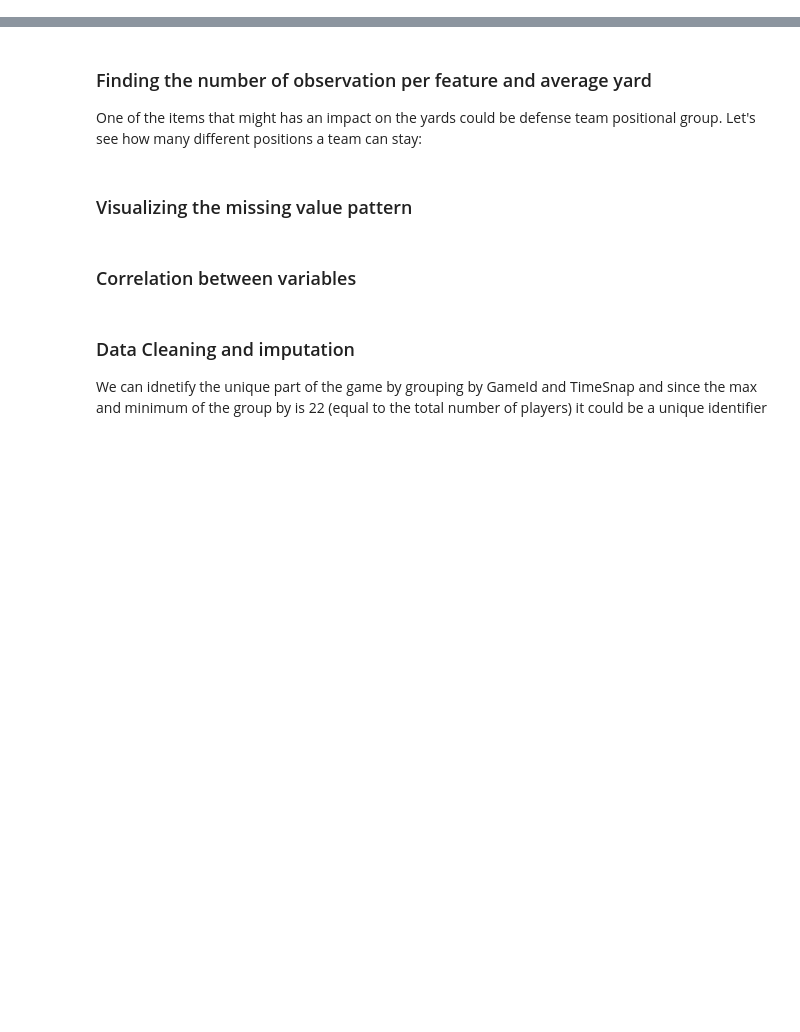
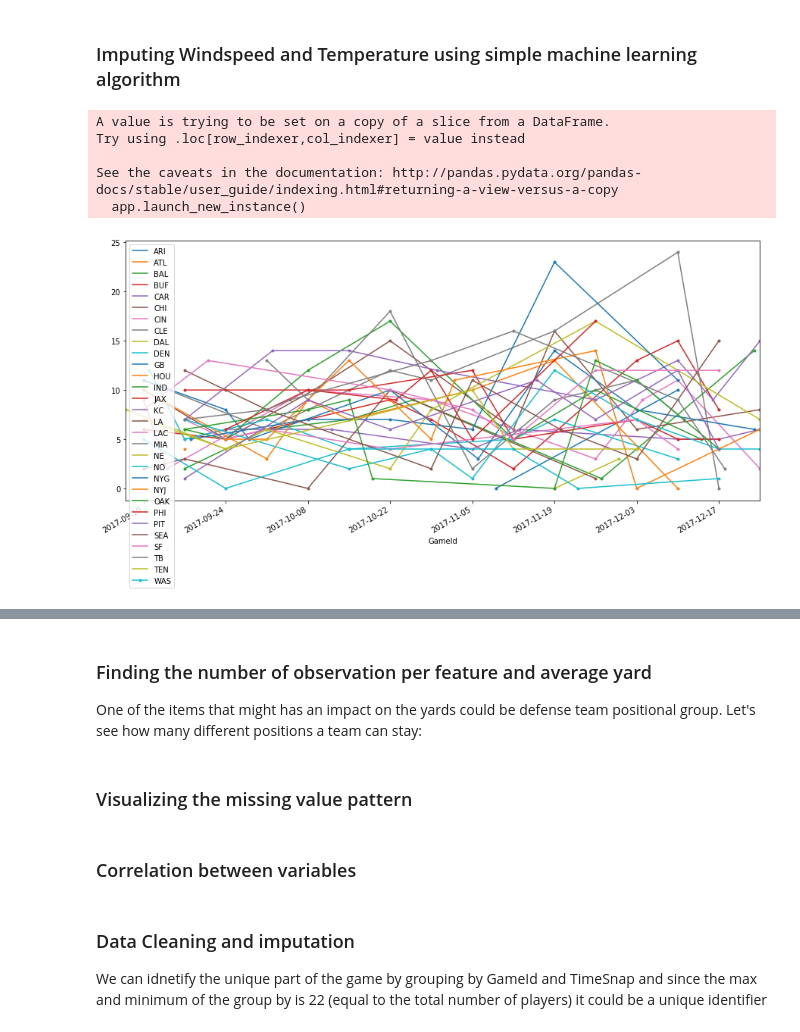
Before and after one commit to ejahanpour/NFL_prediction_Repo, a Jupyter notebook: models/understanding_data.ipynb, the cells around one changed output, grey strips where cells are left out. Cells and saved outputs as stored; diff of their text form; code cells hidden in the pictures; blank space fills up the shorter version.

```diff
--- a/models/understanding_data.ipynb
+++ b/models/understanding_data.ipynb
@@ -31,0 +39,38 @@ WindDirection                                 SW                        SW
+# %%
+def numerize(x):
+    try:
+        return str(round(float(x)))
+    except ValueError:
+        return None
+# WindSpeed and WindDirection are switched for some rows in the dataset, the following script is used to switch them back to the sampe spot
+mask = dataset['WindDirection'].map(lambda x: str(x).isnumeric()) & (dataset['WindSpeed'].map(lambda x: not str(x).isnumeric()))
+wrong_ds = dataset[mask]
+dataset.loc[mask, 'WindDirection'] = wrong_ds['WindSpeed']
+dataset.loc[mask, 'WindSpeed'] = wrong_ds['WindDirection'].astype(int)
+dataset['WindSpeed'] = dataset['WindSpeed'].astype(str).str.replace('(mph|MPH|MPh|-.*|g.*)', '')
+dataset['WindSpeed'] = dataset['WindSpeed'].astype(str).str.strip()
+dataset['WindSpeed'] = dataset['WindSpeed'].apply(lambda x: numerize(x))
+# %% [markdown]
+### Imputing Windspeed and Temperature using simple machine learning algorithm
+# %%
+# temperature and windspeed is being reported once for each GameId
+imputation = dataset[['HomeTeamAbbr', 'GameId', 'WindSpeed']].drop_duplicates()
+imputation['GameId'] = pd.to_datetime(imputation['GameId'].astype(str).str[:-2])
+# %%
+#reformat the GameId to date
+ws_train = imputation[imputation.WindSpeed.notnull()]
+ws_train['WindSpeed'] = ws_train['WindSpeed'].astype(int)
+ws_train.set_index('GameId', inplace = True)
+# ws_train['WindSpeed'].astype(float)
+# %% [output]
+A value is trying to be set on a copy of a slice from a DataFrame.
+Try using .loc[row_indexer,col_indexer] = value instead
+
+See the caveats in the documentation: http://pandas.pydata.org/pandas-docs/stable/user_guide/indexing.html#returning-a-view-versus-a-copy
+  app.launch_new_instance()
+# %%
+fig, ax = plt.subplots(figsize=(15,7))
+ws_train[:200].groupby(['HomeTeamAbbr'])['WindSpeed'].plot(legend = True, style = '.-')
+plt.show()
+# %% [output]
+[figure, added]
```
Also changed, not shown: parts of 8 cells of this notebook, 2 other files.
